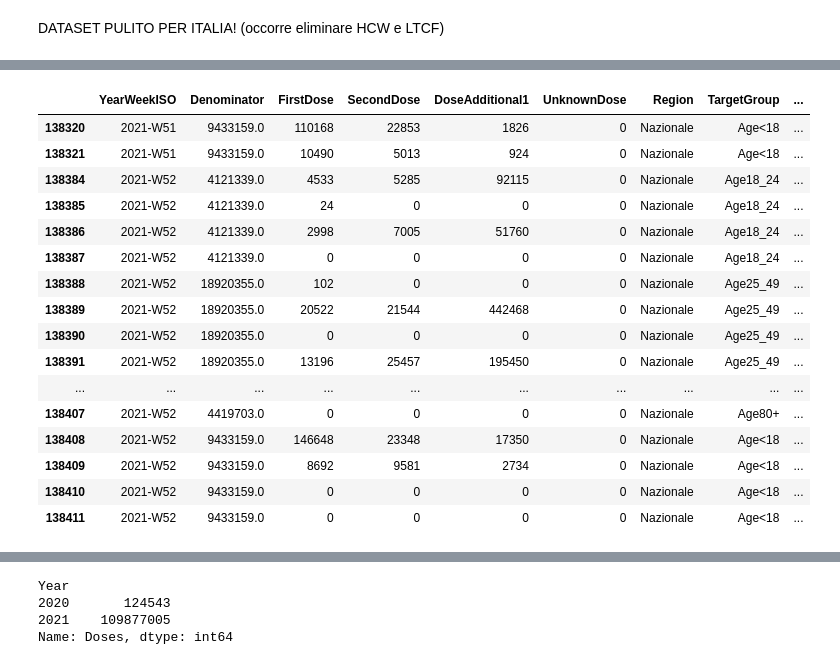
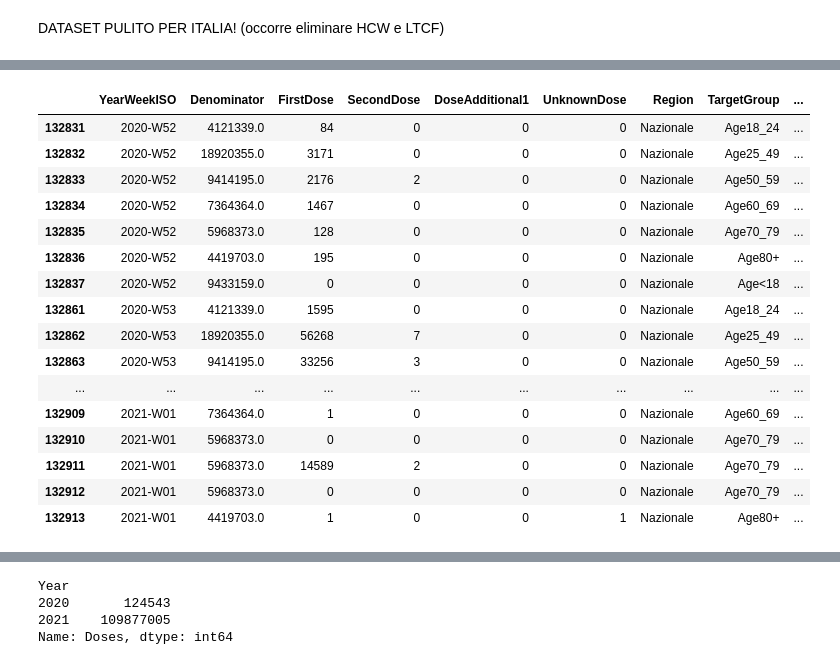
Before and after one commit to elenaabcc/CovidAnalysis4CPDM, a Jupyter notebook: ecdc_analysis.ipynb, the cells around one changed output, grey strips where cells are left out. Saved outputs shown, nothing was run; the diff lists cells and outputs as text; code cells hidden in the pictures.

```diff
--- a/ecdc_analysis.ipynb
+++ b/ecdc_analysis.ipynb
@@ -191,26 +184,26 @@ fig.show()
 # %%
 #DATAFRAME DOSI PER FASCE D'ETA' NEL 2020-21
 italy_fasce=italy_df[(italy_df.Region=='Nazionale')]
 italy_fasce=italy_fasce[italy_fasce.TargetGroup!='ALL']
-italy_fasce.tail(30)
+italy_fasce.head(30)
 # %% [output]
 |  | YearWeekISO | Denominator | FirstDose | SecondDose | DoseAdditional1 | UnknownDose | Region | TargetGroup | ... |
-| 138320 | 2021-W51 | 9433159.0 | 110168 | 22853 | 1826 | 0 | Nazionale | Age<18 | ... |
-| 138321 | 2021-W51 | 9433159.0 | 10490 | 5013 | 924 | 0 | Nazionale | Age<18 | ... |
-| 138384 | 2021-W52 | 4121339.0 | 4533 | 5285 | 92115 | 0 | Nazionale | Age18_24 | ... |
-| 138385 | 2021-W52 | 4121339.0 | 24 | 0 | 0 | 0 | Nazionale | Age18_24 | ... |
-| 138386 | 2021-W52 | 4121339.0 | 2998 | 7005 | 51760 | 0 | Nazionale | Age18_24 | ... |
-| 138387 | 2021-W52 | 4121339.0 | 0 | 0 | 0 | 0 | Nazionale | Age18_24 | ... |
-| 138388 | 2021-W52 | 18920355.0 | 102 | 0 | 0 | 0 | Nazionale | Age25_49 | ... |
-| 138389 | 2021-W52 | 18920355.0 | 20522 | 21544 | 442468 | 0 | Nazionale | Age25_49 | ... |
-| 138390 | 2021-W52 | 18920355.0 | 0 | 0 | 0 | 0 | Nazionale | Age25_49 | ... |
-| 138391 | 2021-W52 | 18920355.0 | 13196 | 25457 | 195450 | 0 | Nazionale | Age25_49 | ... |
+| 132831 | 2020-W52 | 4121339.0 | 84 | 0 | 0 | 0 | Nazionale | Age18_24 | ... |
+| 132832 | 2020-W52 | 18920355.0 | 3171 | 0 | 0 | 0 | Nazionale | Age25_49 | ... |
+| 132833 | 2020-W52 | 9414195.0 | 2176 | 2 | 0 | 0 | Nazionale | Age50_59 | ... |
+| 132834 | 2020-W52 | 7364364.0 | 1467 | 0 | 0 | 0 | Nazionale | Age60_69 | ... |
+| 132835 | 2020-W52 | 5968373.0 | 128 | 0 | 0 | 0 | Nazionale | Age70_79 | ... |
+| 132836 | 2020-W52 | 4419703.0 | 195 | 0 | 0 | 0 | Nazionale | Age80+ | ... |
+| 132837 | 2020-W52 | 9433159.0 | 0 | 0 | 0 | 0 | Nazionale | Age<18 | ... |
+| 132861 | 2020-W53 | 4121339.0 | 1595 | 0 | 0 | 0 | Nazionale | Age18_24 | ... |
+| 132862 | 2020-W53 | 18920355.0 | 56268 | 7 | 0 | 0 | Nazionale | Age25_49 | ... |
+| 132863 | 2020-W53 | 9414195.0 | 33256 | 3 | 0 | 0 | Nazionale | Age50_59 | ... |
 | ... | ... | ... | ... | ... | ... | ... | ... | ... | ... |
-| 138407 | 2021-W52 | 4419703.0 | 0 | 0 | 0 | 0 | Nazionale | Age80+ | ... |
-| 138408 | 2021-W52 | 9433159.0 | 146648 | 23348 | 17350 | 0 | Nazionale | Age<18 | ... |
-| 138409 | 2021-W52 | 9433159.0 | 8692 | 9581 | 2734 | 0 | Nazionale | Age<18 | ... |
-| 138410 | 2021-W52 | 9433159.0 | 0 | 0 | 0 | 0 | Nazionale | Age<18 | ... |
-| 138411 | 2021-W52 | 9433159.0 | 0 | 0 | 0 | 0 | Nazionale | Age<18 | ... |
+| 132909 | 2021-W01 | 7364364.0 | 1 | 0 | 0 | 0 | Nazionale | Age60_69 | ... |
+| 132910 | 2021-W01 | 5968373.0 | 0 | 0 | 0 | 0 | Nazionale | Age70_79 | ... |
+| 132911 | 2021-W01 | 5968373.0 | 14589 | 2 | 0 | 0 | Nazionale | Age70_79 | ... |
+| 132912 | 2021-W01 | 5968373.0 | 0 | 0 | 0 | 0 | Nazionale | Age70_79 | ... |
+| 132913 | 2021-W01 | 4419703.0 | 1 | 0 | 0 | 1 | Nazionale | Age80+ | ... |
 # %%
 #GRAFICO DOSI PER FASCE D'ETA' IN ITALIA NEL 2020-21
 df_doses_age=pd.pivot_table(italy_fasce, values=['FirstDose', 'SecondDose', 'DoseAdditional1'],index=['TargetGroup'],aggfunc='sum').reset_index()
```
Also changed, not shown: parts of 5 cells of this notebook, 2 other files.
